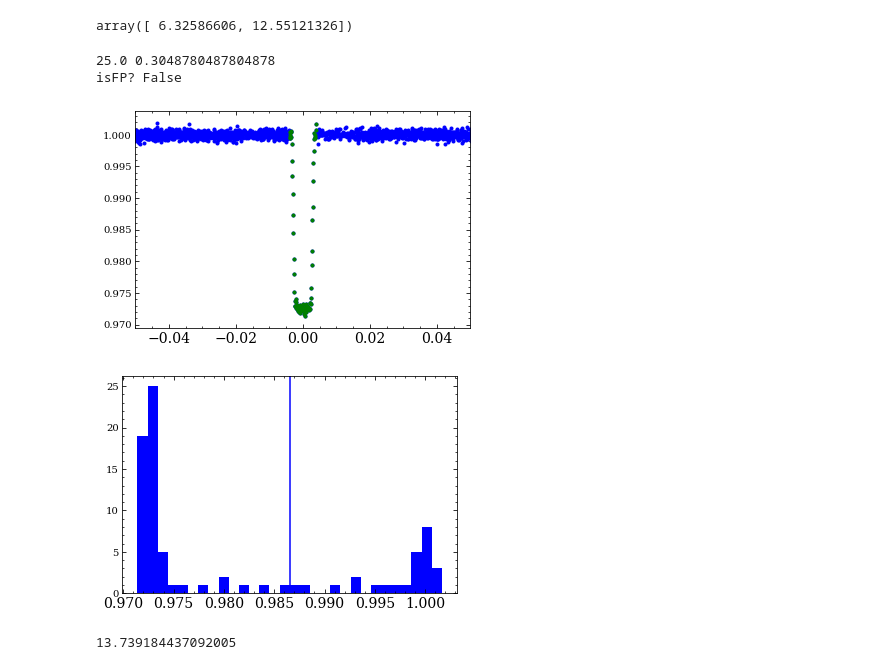
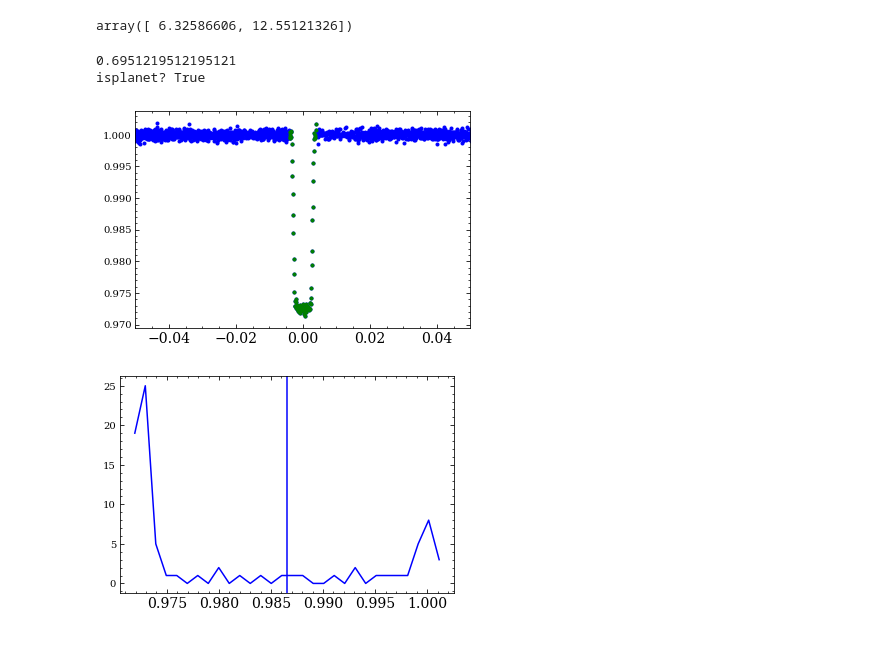
Before and after one commit to r-cloutier/findmetransit, a Jupyter notebook: diagnose_LC.ipynb, the cells around one changed output. Drawn from its saved outputs; the diff is of its cells as text; code cells hidden in the pictures.

```diff
--- a/diagnose_LC.ipynb
+++ b/diagnose_LC.ipynb
@@ -96,29 +96,26 @@ array([ 6.32586606, 12.55121326])
 # %%
 # test FP identification technique
 i=4
 P,T0,_,dur = self.params_guess[i]
 phase = foldAt(self.bjd, P, T0)
 phase[phase>.5]-=1
 intransit = (phase*P >= -dur/2) & (phase*P <= dur/2)
 
 plt.plot(phase, self.fcorr,'.', phase[intransit], self.fcorr[intransit], '.')
 plt.xlim((-.05,.05))
 
 plt.figure()
-y,x,p=plt.hist(self.fcorr[intransit], bins=30)
+y,x=np.histogram(self.fcorr[intransit], bins=30)
 x = x[1:]-np.diff(x)[0]/2
+plt.plot(x, y)
 plt.axvline(x.mean())
 
-print y[x>x.mean()].sum(), y[x>x.mean()].sum()/y.sum()
+print y[x<x.mean()].sum()/float(y.sum())
 
-isFP = True if y[x>x.mean()].sum()/y.sum() >= .5 else False
-print 'isFP?', isFP
+realplanet = True if y[x<x.mean()].sum()/float(y.sum()) >= .5 else False
+print 'isplanet?', realplanet
 # %% [output]
-25.0 0.3048780487804878
-isFP? False
+0.6951219512195121
+isplanet? True
 [figure]
-[figure, old version]
+[figure, new version]
-# %%
-P
-# %% [output]
-13.739184437092005
```
Also changed, not shown: 2 other files.
